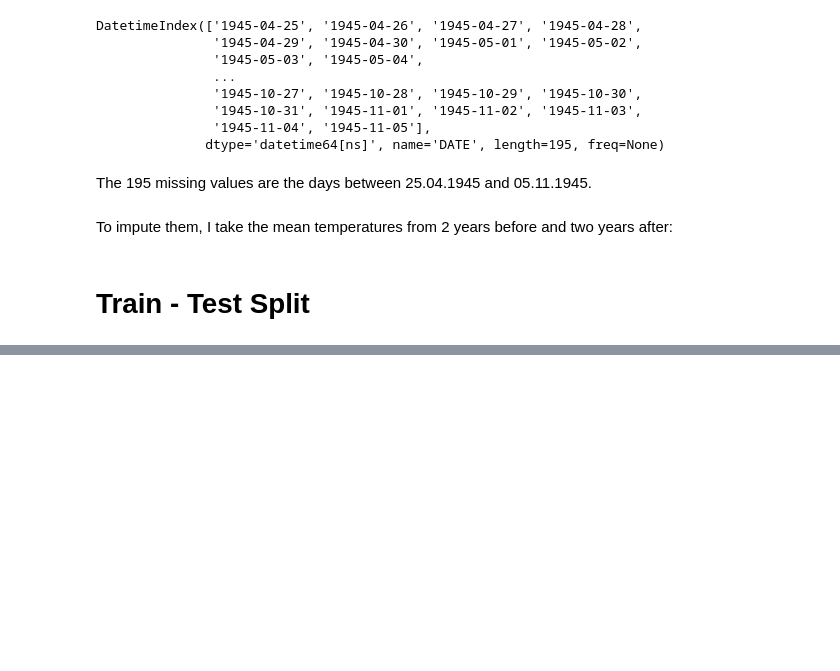
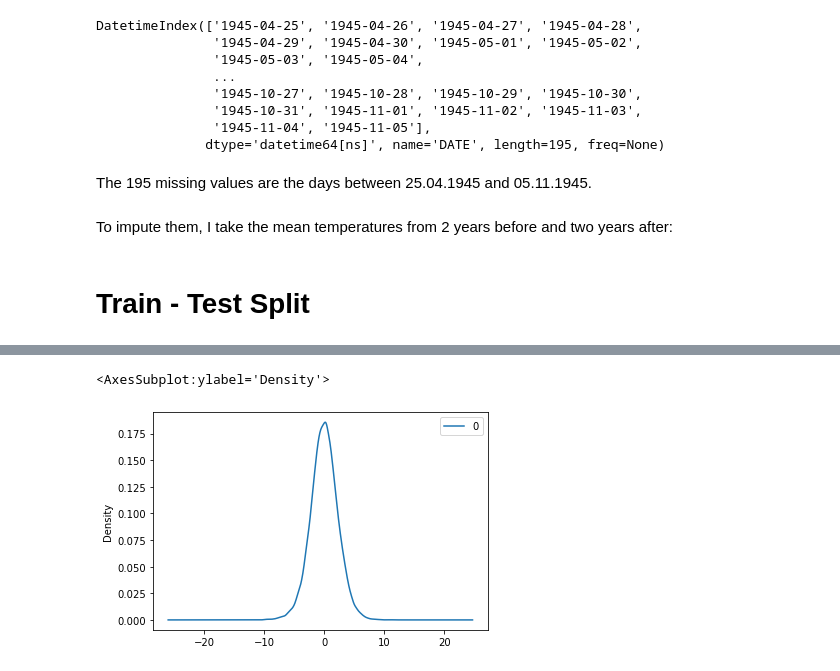
Before and after one commit to MariaDragoumi/Spiced_projects, a Jupyter notebook: 07_Temperature_prediction/temperature_prediction_ARIMA.ipynb, the cells around one changed output, grey strips where cells are left out. Cells and saved outputs as stored; diff of their text form; code cells hidden in the pictures; blank space fills up the shorter version.

```diff
--- a/07_Temperature_prediction/temperature_prediction_ARIMA.ipynb
+++ b/07_Temperature_prediction/temperature_prediction_ARIMA.ipynb
@@ -502,0 +140,4 @@ df_train
+# %%
+arima_model = ARIMA(df_train['T'], order=(3, 1, 1))
+# %%
+arima_model_fit = arima_model.fit()
@@ -502,0 +164,7 @@ df_train
+# %%
+residuals = pd.DataFrame(arima_model_fit.resid)
+# %%
+residuals.plot(kind='kde')
+# %% [output]
+<AxesSubplot:ylabel='Density'>
+[figure, added]
```
Also changed, not shown: parts of 65 cells of this notebook, 1 other file.
